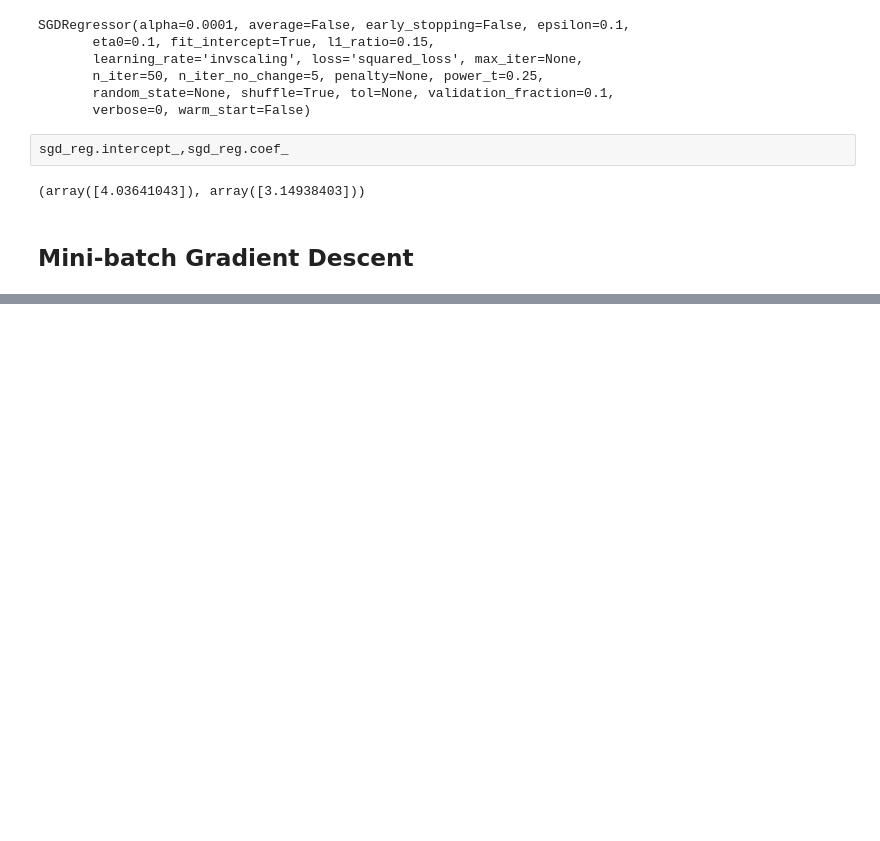
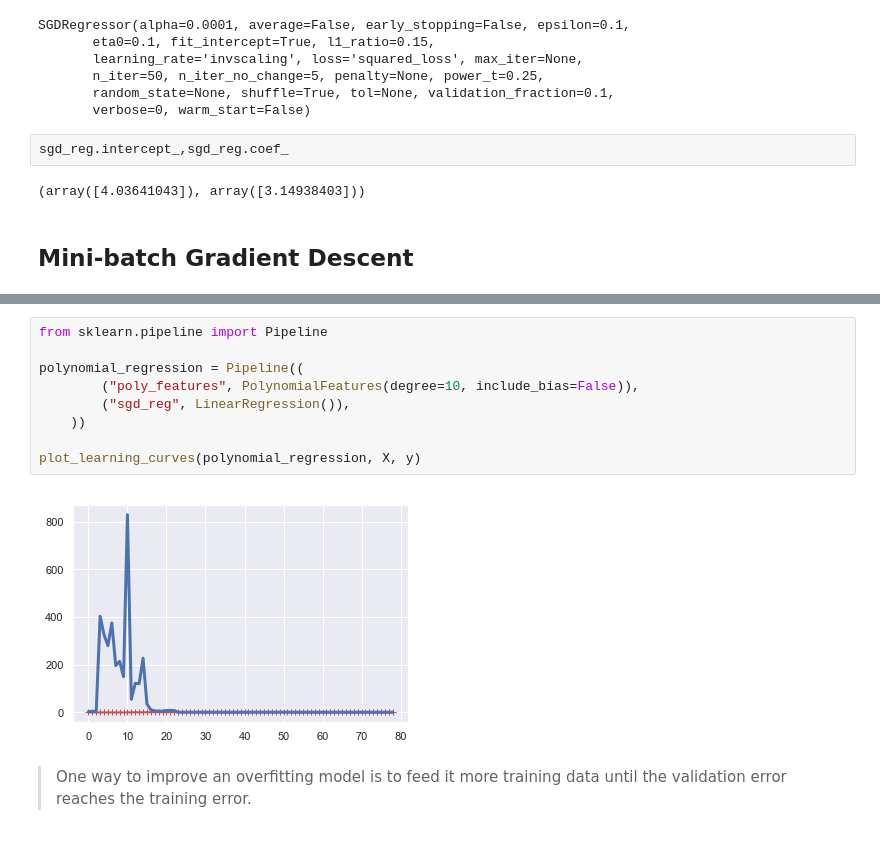
Before and after one commit to Randallzoeng/BookClub, a Jupyter notebook: HandsOnML/🚧PartⅠChapter 4.ipynb, the cells around one changed output, grey strips where cells are left out. Saved outputs shown, nothing was run; the diff lists cells and outputs as text; blank space fills up the shorter version.

```diff
--- a/HandsOnML/🚧PartⅠChapter 4.ipynb
+++ b/HandsOnML/🚧PartⅠChapter 4.ipynb
@@ -121,0 +190,13 @@ sgd_reg.intercept_,sgd_reg.coef_
+# %%
+from sklearn.pipeline import Pipeline
+
+polynomial_regression = Pipeline((
+        ("poly_features", PolynomialFeatures(degree=10, include_bias=False)),
+        ("sgd_reg", LinearRegression()),
+    ))
+
+plot_learning_curves(polynomial_regression, X, y)
+# %% [output]
+[figure, added]
+# %% [markdown]
+> One way to improve an overfitting model is to feed it more training data until the validation error reaches the training error.
```
Also changed, not shown: parts of 35 cells of this notebook.
